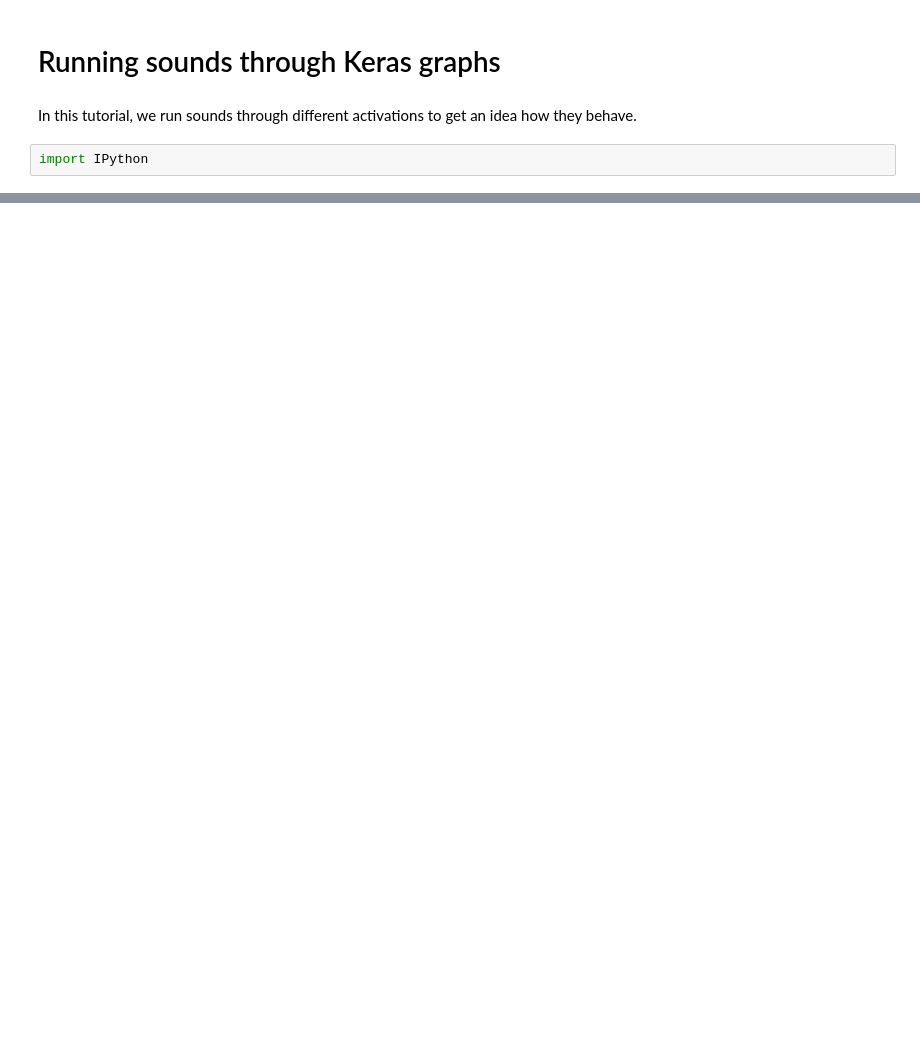
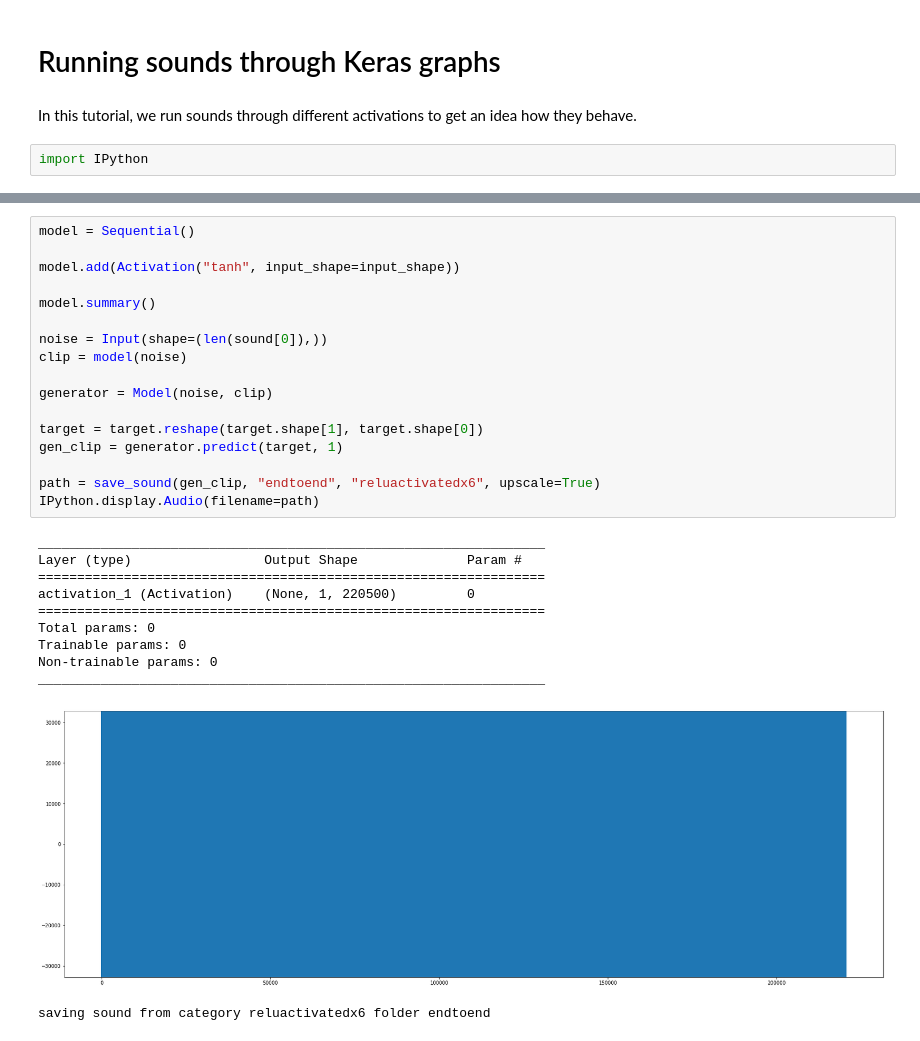
Before and after one commit to SopiMlab/DeepLearningWithAudio18, a Jupyter notebook: Activation functions.ipynb, the cells around one changed output, grey strips where cells are left out. Saved outputs shown, nothing was run; the diff lists cells and outputs as text; blank space fills up the shorter version.

```diff
--- a/Activation functions.ipynb
+++ b/Activation functions.ipynb
@@ -60 +60,30 @@ saving sound from category normalized folder endtoend
 [interactive output not drawn]
+# %%
+model = Sequential()
+
+model.add(Activation("tanh", input_shape=input_shape))
+
+model.summary()
+
+noise = Input(shape=(len(sound[0]),))
+clip = model(noise)
+
+generator = Model(noise, clip)
+
+target = target.reshape(target.shape[1], target.shape[0])
+gen_clip = generator.predict(target, 1)
+
+path = save_sound(gen_clip, "endtoend", "reluactivatedx6", upscale=True)
+IPython.display.Audio(filename=path)
+# %% [output]
+_________________________________________________________________
+Layer (type)                 Output Shape              Param #
+=================================================================
+activation_1 (Activation)    (None, 1, 220500)         0
+=================================================================
+Total params: 0
+Trainable params: 0
+Non-trainable params: 0
+_________________________________________________________________
+[figure, added]
+saving sound from category reluactivatedx6 folder endtoend
```
Also changed, not shown: parts of 11 cells of this notebook.
